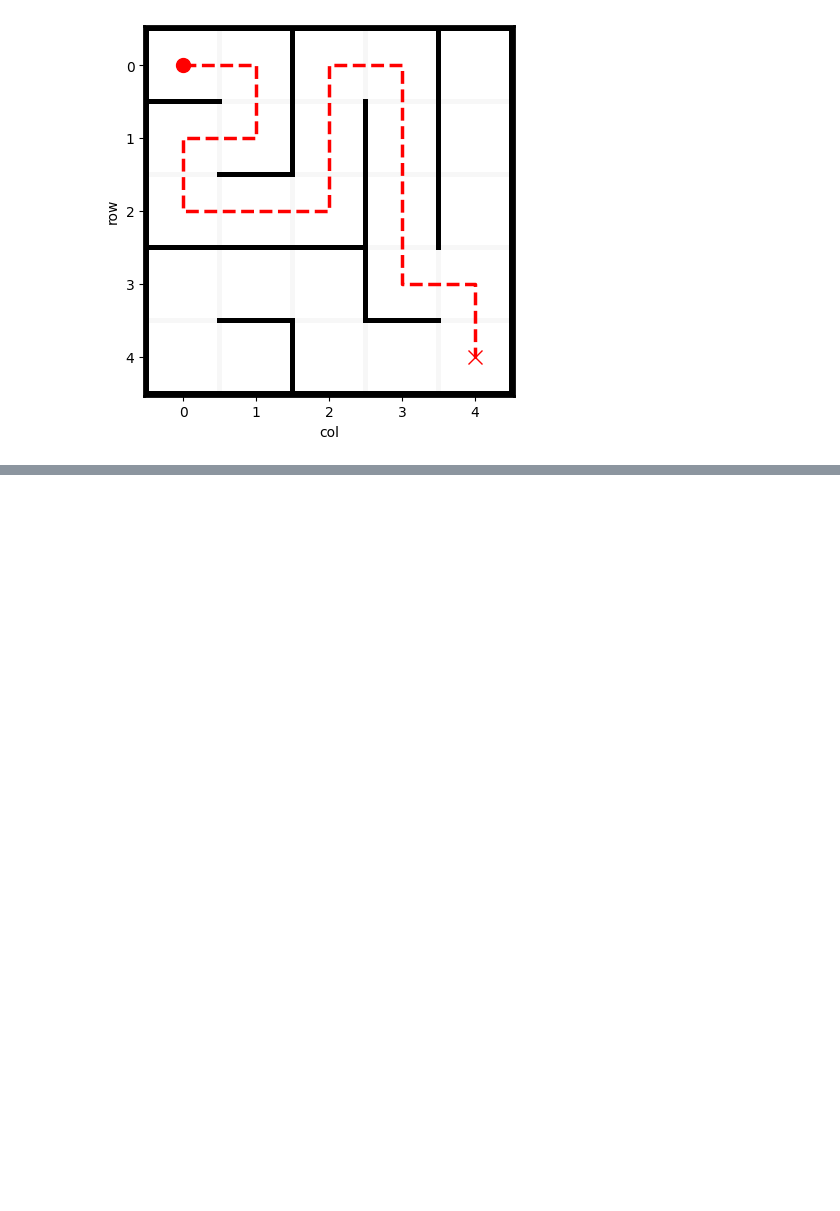
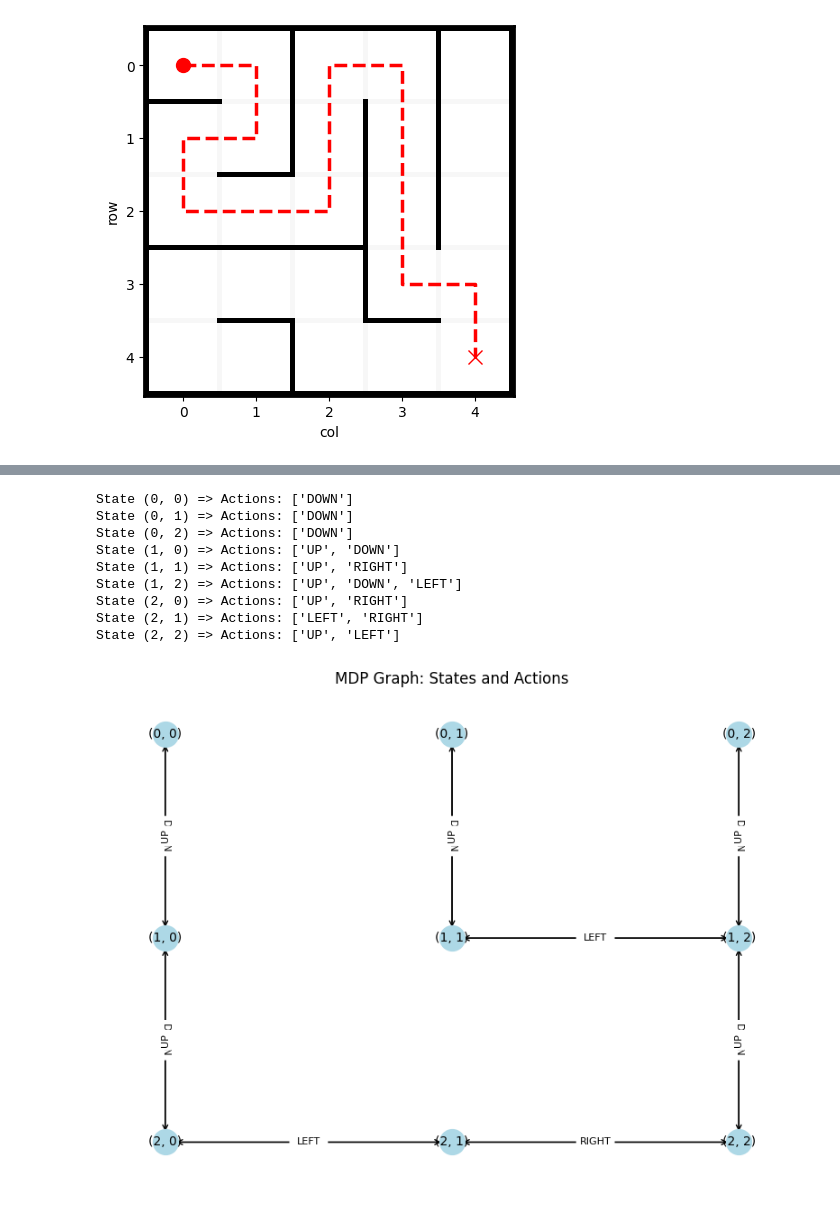
Before and after one commit to BobettiFP/mdp, a Jupyter notebook: create_maze_dataset.ipynb, the cells around one changed output, grey strips where cells are left out. Drawn from its saved outputs; the diff is of its cells as text; code cells hidden in the pictures; blank space fills up the shorter version.

Commit message:
convert Maze to MDP graph

```diff
--- a/create_maze_dataset.ipynb
+++ b/create_maze_dataset.ipynb
@@ -91,0 +221,13 @@ Requirement already satisfied: six>=1.5 in c:\users\sean2\anaconda3\envs\mdp\lib
+# %%
+def print_possible_actions(mdp):
+    """
+    mdp[state][action] = [(next_state, prob, reward), ...] 형태를 받아
+    각 state에서 가능한 action들을 텍스트로 출력.
+    """
+    for state in sorted(mdp.keys()):
+        # 가능한 action = 실제로 next_state가 존재하는 action
+        possible_actions = []
+        for action, transitions in mdp[state].items():
+            if len(transitions) > 0:
+                possible_actions.append(action)
+        print(f"State {state} => Actions: {possible_actions}")
@@ -91,0 +294,41 @@ Requirement already satisfied: six>=1.5 in c:\users\sean2\anaconda3\envs\mdp\lib
+# %%
+if __name__ == "__main__":
+    import matplotlib.pyplot as plt
+    from maze_dataset import MazeDataset, MazeDatasetConfig
+    from maze_dataset.generation import LatticeMazeGenerators
+
+    # 1) 작은 미로 생성 (ex: 3x3)
+    cfg = MazeDatasetConfig(
+        name="mdp_graph_example",
+        grid_n=3,
+        n_mazes=1,
+        maze_ctor=LatticeMazeGenerators.gen_dfs,
+        maze_ctor_kwargs=dict(do_forks=True),
+        endpoint_kwargs=dict(
+            allowed_start=[(0, 0)],
+            allowed_end=[(2, 2)],
+        )
+    )
+    dataset = MazeDataset.from_config(cfg)
+    solved_maze = dataset[0]
+
+    # 2) MDP 구성
+    mdp = create_mdp_from_solved_maze(solved_maze)
+
+    # 텍스트 형태로 가능한 액션 출력
+    print_possible_actions(mdp)
+
+    # 3) NetworkX로 그래프 구성 및 시각화
+    G = mdp_to_nx_digraph(mdp)
+    draw_mdp_graph(G, grid_shape=solved_maze.grid_shape)
+# %% [output]
+State (0, 0) => Actions: ['DOWN']
+State (0, 1) => Actions: ['DOWN']
+State (0, 2) => Actions: ['DOWN']
+State (1, 0) => Actions: ['UP', 'DOWN']
+State (1, 1) => Actions: ['UP', 'RIGHT']
+State (1, 2) => Actions: ['UP', 'DOWN', 'LEFT']
+State (2, 0) => Actions: ['UP', 'RIGHT']
+State (2, 1) => Actions: ['LEFT', 'RIGHT']
+State (2, 2) => Actions: ['UP', 'LEFT']
+[figure, added]
```
Also changed, not shown: parts of 5 cells of this notebook.
